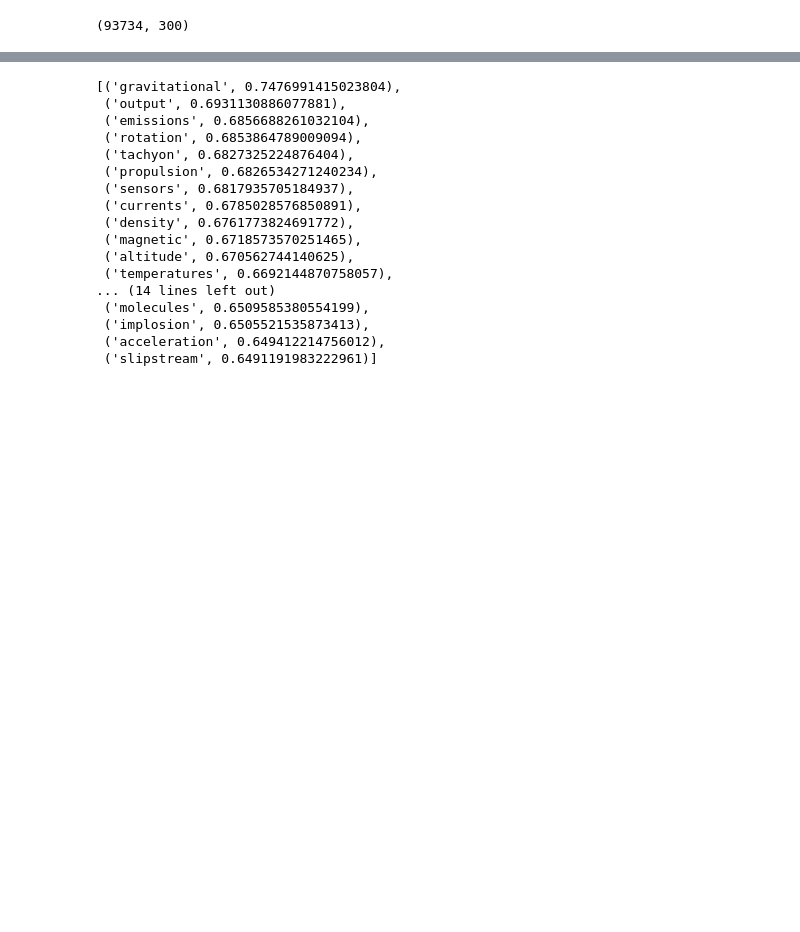
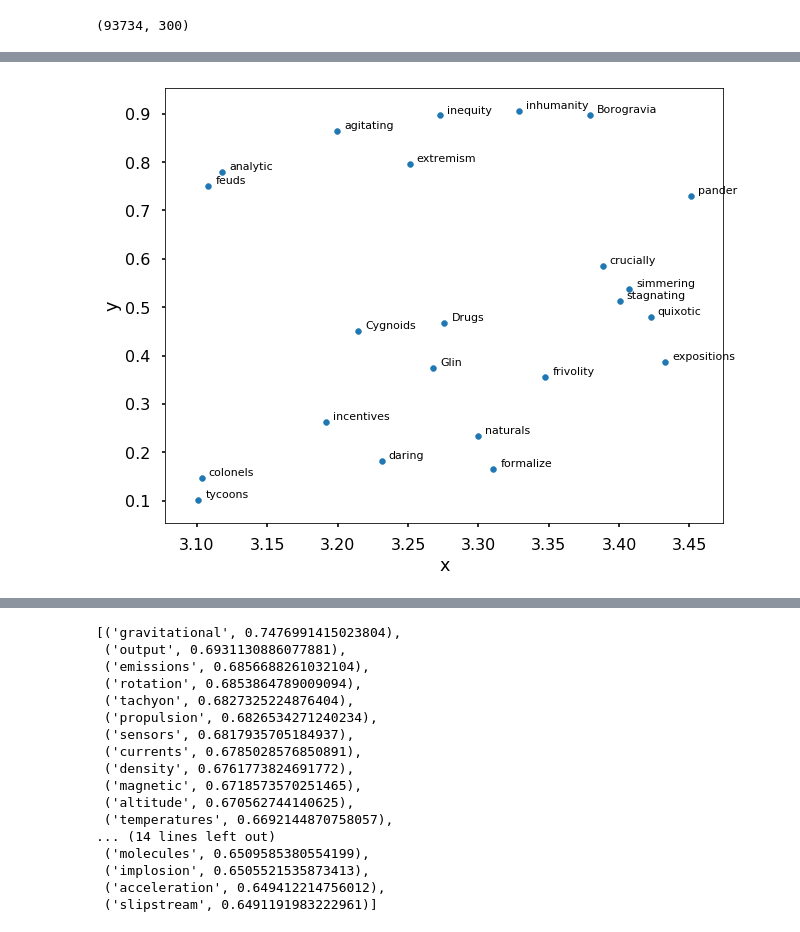
Before and after one commit to bjuncklaus/Word_Embedding, a Jupyter notebook: story_plots/story_plots.ipynb, the cells around one changed output, grey strips where cells are left out. Drawn from its saved outputs; the diff is of its cells as text; code cells hidden in the pictures; blank space fills up the shorter version.

Commit message:
Story plot analysis

```diff
--- a/story_plots/story_plots.ipynb
+++ b/story_plots/story_plots.ipynb
@@ -250,3 +246,7 @@ def plot_region(x_bounds, y_bounds):
     ax = slice.plot.scatter("x", "y", s=35, figsize=(10, 8))
     for i, point in slice.iterrows():
         ax.text(point.x + 0.005, point.y + 0.005, point.word, fontsize=11)
+# %%
+plot_region(x_bounds=(3, 3.5), y_bounds=(0, 1))
+# %% [output]
+[figure, added]
```
Also changed, not shown: parts of 21 cells of this notebook.
